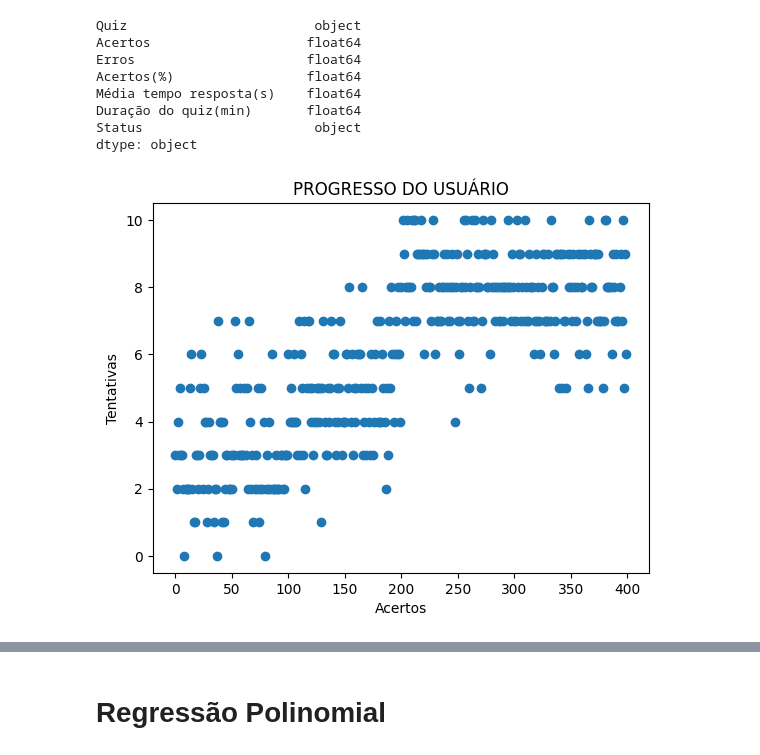
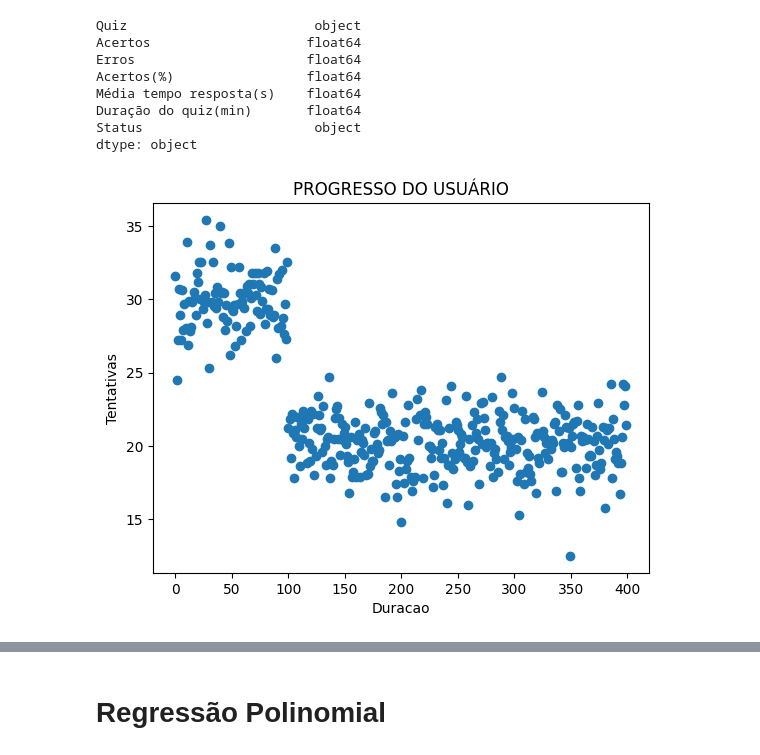
Before and after one commit to Gustavo-b017/challenger-SijiA, a Jupyter notebook: SPRINT_MATEMÁTICA/regressao_geral.ipynb, the cells around one changed output, grey strips where cells are left out. Drawn from its saved outputs; the diff is of its cells as text; code cells hidden in the pictures.

```diff
--- a/SPRINT_MATEMÁTICA/regressao_geral.ipynb
+++ b/SPRINT_MATEMÁTICA/regressao_geral.ipynb
@@ -54,15 +54,15 @@ dtype: object
 # %%
 tentativas = range(len(df))
 acertos = df['Acertos']
 duracao = df['Média tempo resposta(s)']
 
-plt.scatter(tentativas, acertos)
+plt.scatter(tentativas, duracao)
 plt.title('PROGRESSO DO USUÁRIO')
-plt.xlabel('Acertos')
+plt.xlabel('Duracao')
 plt.ylabel('Tentativas')
 plt.show()
 # %% [output]
-[figure, old version]
+[figure, new version]
 # %%
 pip install statsmodels
 # %% [output]
```
Also changed, not shown: parts of 11 cells of this notebook, 1 other file.
